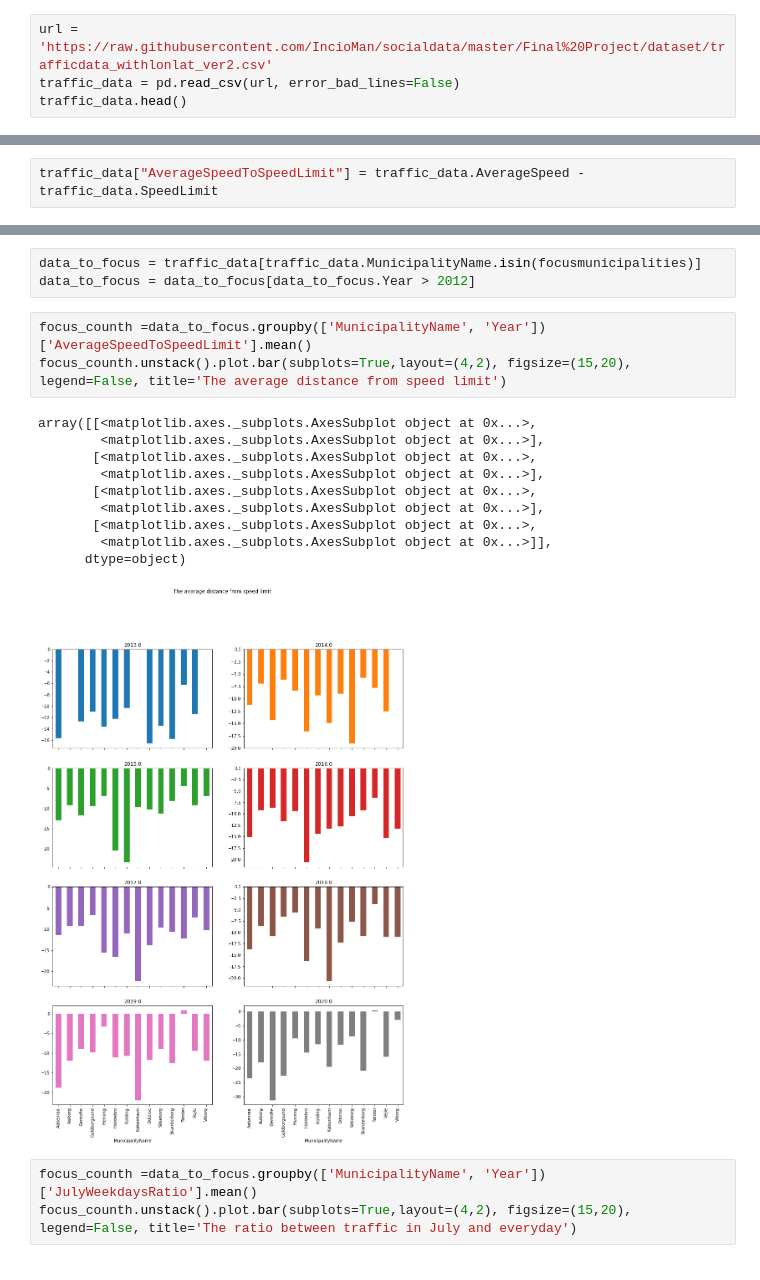
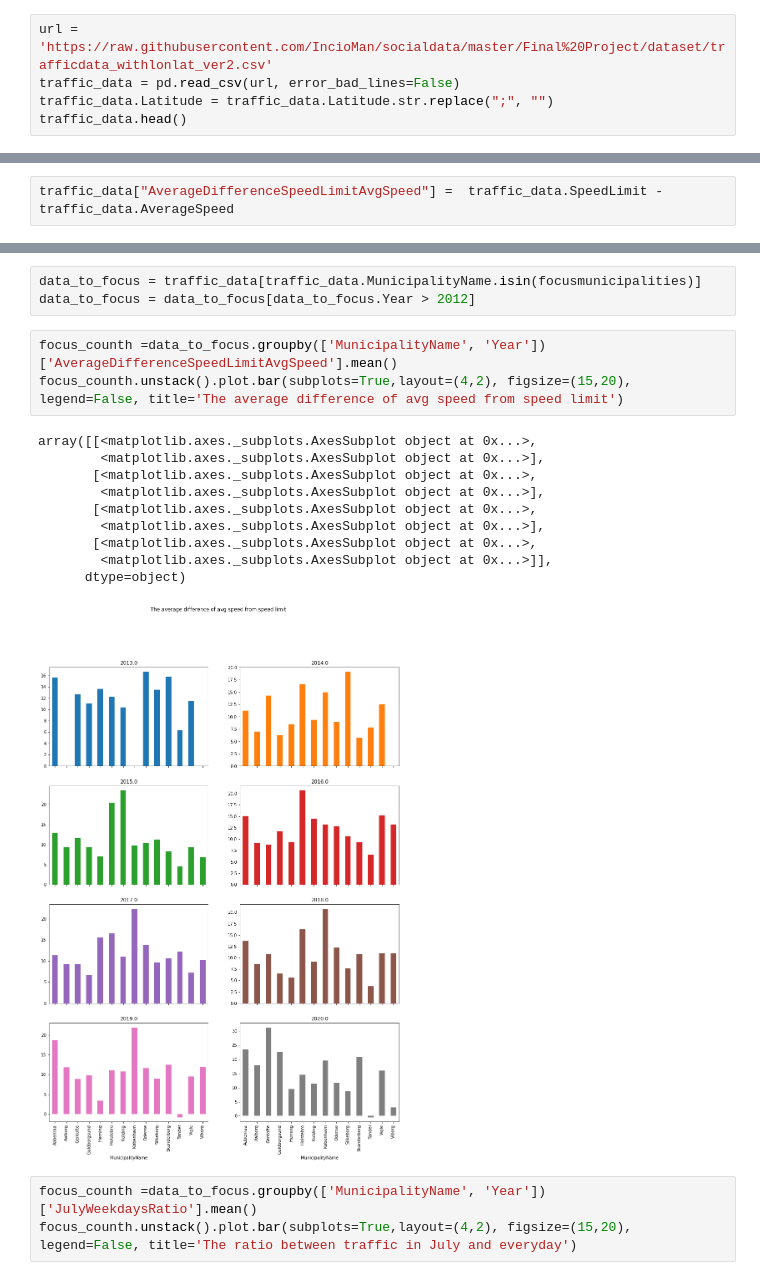
Before and after one commit to IncioMan/socialdata, a Jupyter notebook: Final Project/Dataset exploration - Alessandro.ipynb, the cells around one changed output, grey strips where cells are left out. Cells and saved outputs as stored; diff of their text form.

```diff
--- a/Final Project/Dataset exploration - Alessandro.ipynb
+++ b/Final Project/Dataset exploration - Alessandro.ipynb
@@ -52,6 +55,7 @@ http://noegletal.dk/noegletal/
 # %%
 url = 'https://raw.githubusercontent.com/IncioMan/socialdata/master/Final%20Project/dataset/trafficdata_withlonlat_ver2.csv'
 traffic_data = pd.read_csv(url, error_bad_lines=False)
+traffic_data.Latitude = traffic_data.Latitude.str.replace(";", "")
 traffic_data.head()
 # %% [output]
 |  | FID | Dataowner | RoadManager | RoadId | RoadPartId | RoadName | Kilometer | Meter | Location | ... |
@@ -312,7 +328,7 @@ Many of the variables have tendencies to have long tails to the right, which ind
 traffic_data = traffic_data.dropna(subset=['SpeedLimit', 'AverageSpeed'])
 traffic_data = traffic_data.astype({'SpeedLimit': 'float64'})
 # %%
-traffic_data["AverageSpeedToSpeedLimit"] = traffic_data.AverageSpeed - traffic_data.SpeedLimit
+traffic_data["AverageDifferenceSpeedLimitAvgSpeed"] =  traffic_data.SpeedLimit - traffic_data.AverageSpeed
 # %%
 traffic_data["JulyWeekdaysRatio"] = traffic_data.DailyJulyTraffic / traffic_data.AverageWeekdayDailyVehicles
 # %%
@@ -519,19 +531,19 @@ focusmunicipalities
 data_to_focus = traffic_data[traffic_data.MunicipalityName.isin(focusmunicipalities)]
 data_to_focus = data_to_focus[data_to_focus.Year > 2012]
 # %%
-focus_counth =data_to_focus.groupby(['MunicipalityName', 'Year'])['AverageSpeedToSpeedLimit'].mean()
-focus_counth.unstack().plot.bar(subplots=True,layout=(4,2), figsize=(15,20), legend=False, title='The average distance from speed limit')
+focus_counth =data_to_focus.groupby(['MunicipalityName', 'Year'])['AverageDifferenceSpeedLimitAvgSpeed'].mean()
+focus_counth.unstack().plot.bar(subplots=True,layout=(4,2), figsize=(15,20), legend=False, title='The average difference of avg speed from speed limit')
 # %% [output]
 array([[<matplotlib.axes._subplots.AxesSubplot object at 0x...>,
         <matplotlib.axes._subplots.AxesSubplot object at 0x...>],
        [<matplotlib.axes._subplots.AxesSubplot object at 0x...>,
         <matplotlib.axes._subplots.AxesSubplot object at 0x...>],
        [<matplotlib.axes._subplots.AxesSubplot object at 0x...>,
         <matplotlib.axes._subplots.AxesSubplot object at 0x...>],
        [<matplotlib.axes._subplots.AxesSubplot object at 0x...>,
         <matplotlib.axes._subplots.AxesSubplot object at 0x...>]],
       dtype=object)
-[figure, old version]
+[figure, new version]
 # %%
 focus_counth =data_to_focus.groupby(['MunicipalityName', 'Year'])['JulyWeekdaysRatio'].mean()
 focus_counth.unstack().plot.bar(subplots=True,layout=(4,2), figsize=(15,20), legend=False, title='The ratio between traffic in July and everyday')
```
Also changed, not shown: parts of 10 cells of this notebook.
